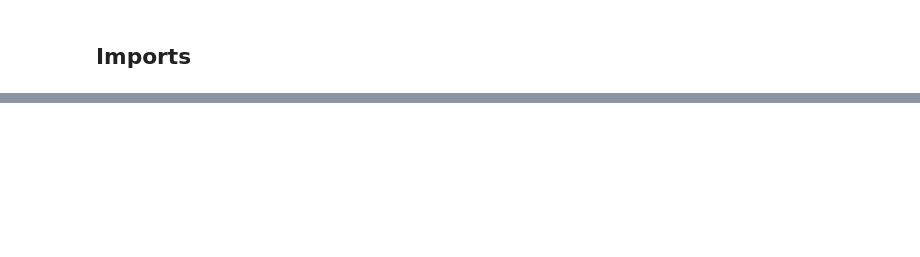
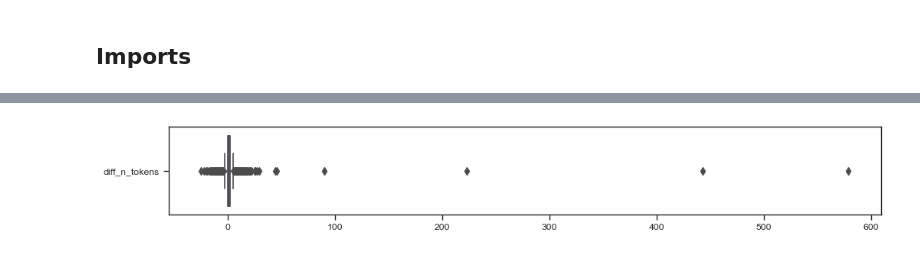
Before and after one commit to tonywu71/distilling-and-forgetting-in-large-pre-trained-models, a Jupyter notebook: notebooks/analyze_whisper_hallucinations-ts_based.ipynb, the cells around one changed output, grey strips where cells are left out. Saved outputs shown, nothing was run; the diff lists cells and outputs as text; code cells hidden in the pictures; blank space fills up the shorter version.

```diff
--- a/notebooks/analyze_whisper_hallucinations-ts_based.ipynb
+++ b/notebooks/analyze_whisper_hallucinations-ts_based.ipynb
@@ -107,0 +71,5 @@ for audio, result, ref, n_overlaps in zip(list_audio, results, references, overl
+# %%
+plt.figure(figsize=(12, 1.5))
+sns.boxplot(data=df[["diff_n_tokens"]], orient="h");
+# %% [output]
+[figure, added]
```
Also changed, not shown: parts of 51 cells of this notebook, 15 other files.
